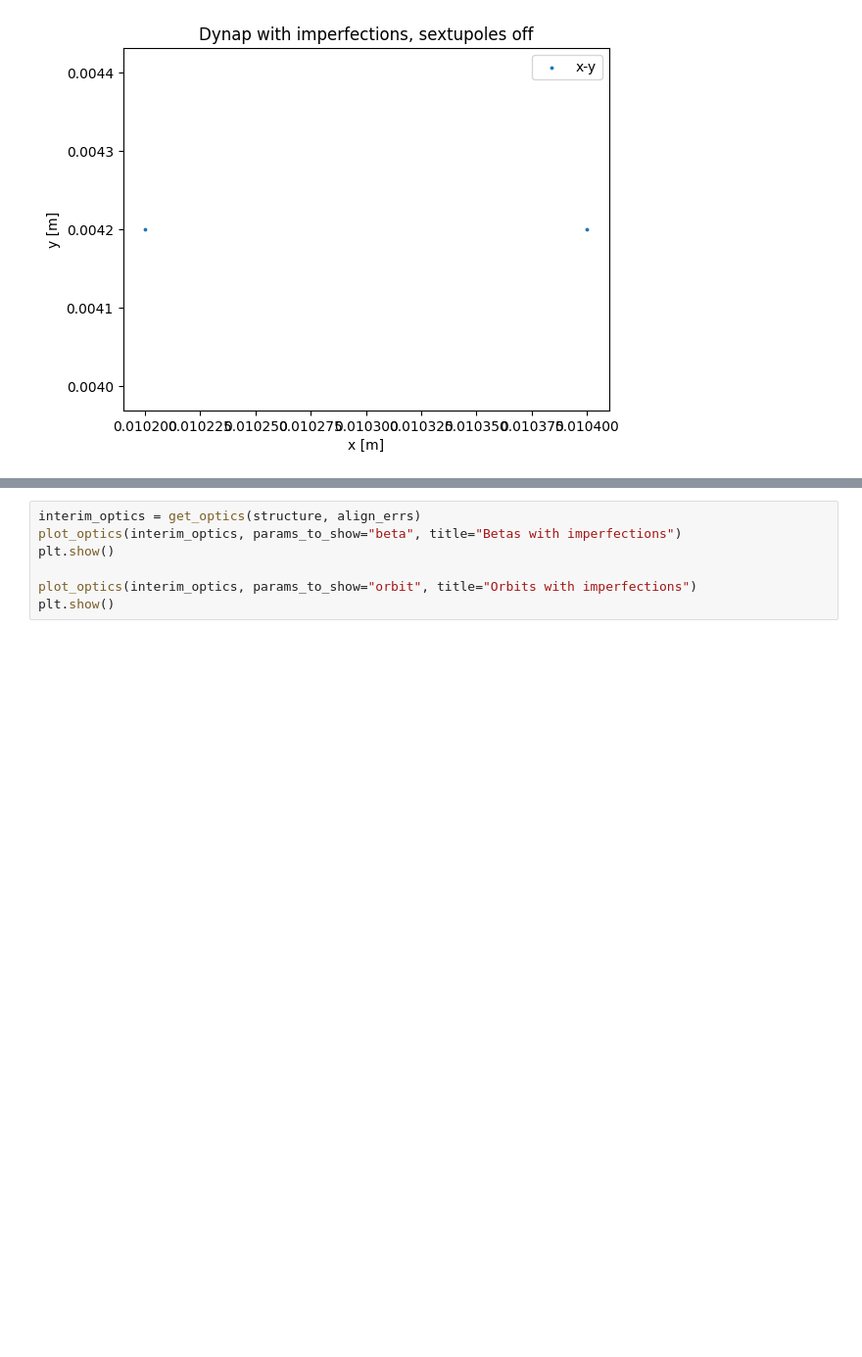
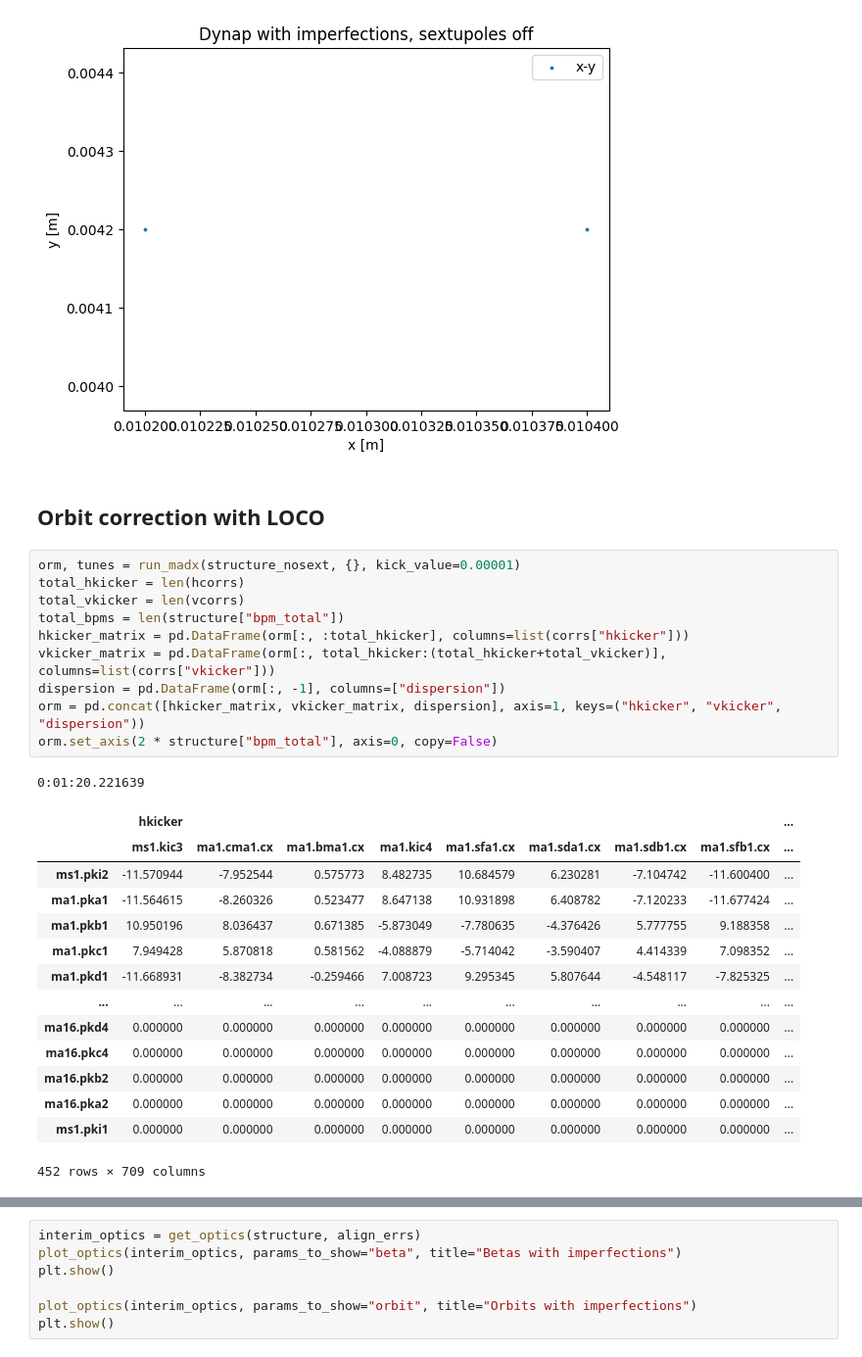
Before and after one commit to Rasimilian/SKIF-Lattice-Analysis, a Jupyter notebook: optics_closing.ipynb, the cells around one changed output, grey strips where cells are left out. Shown at 98% size. Drawn from its saved outputs; the diff is of its cells as text; blank space fills up the shorter version.

```diff
--- a/optics_closing.ipynb
+++ b/optics_closing.ipynb
@@ -78,3 +89,31 @@ plot_dynap(tab_err, params, title="Dynap with imperfections, sextupoles off", pl
 plt.show()
 # %% [output]
 [figure]
+# %% [markdown]
+## Orbit correction with LOCO
+# %%
+orm, tunes = run_madx(structure_nosext, {}, kick_value=0.00001)
+total_hkicker = len(hcorrs)
+total_vkicker = len(vcorrs)
+total_bpms = len(structure["bpm_total"])
+hkicker_matrix = pd.DataFrame(orm[:, :total_hkicker], columns=list(corrs["hkicker"]))
+vkicker_matrix = pd.DataFrame(orm[:, total_hkicker:(total_hkicker+total_vkicker)], columns=list(corrs["vkicker"]))
+dispersion = pd.DataFrame(orm[:, -1], columns=["dispersion"])
+orm = pd.concat([hkicker_matrix, vkicker_matrix, dispersion], axis=1, keys=("hkicker", "vkicker", "dispersion"))
+orm.set_axis(2 * structure["bpm_total"], axis=0, copy=False)
+# %% [output]
+0:01:20.221639
+|  | hkicker |  |  |  |  |  |  |  | ... |
+|  | ms1.kic3 | ma1.cma1.cx | ma1.bma1.cx | ma1.kic4 | ma1.sfa1.cx | ma1.sda1.cx | ma1.sdb1.cx | ma1.sfb1.cx | ... |
+| ms1.pki2 | -11.570944 | -7.952544 | 0.575773 | 8.482735 | 10.684579 | 6.230281 | -7.104742 | -11.600400 | ... |
+| ma1.pka1 | -11.564615 | -8.260326 | 0.523477 | 8.647138 | 10.931898 | 6.408782 | -7.120233 | -11.677424 | ... |
+| ma1.pkb1 | 10.950196 | 8.036437 | 0.671385 | -5.873049 | -7.780635 | -4.376426 | 5.777755 | 9.188358 | ... |
+| ma1.pkc1 | 7.949428 | 5.870818 | 0.581562 | -4.088879 | -5.714042 | -3.590407 | 4.414339 | 7.098352 | ... |
+| ma1.pkd1 | -11.668931 | -8.382734 | -0.259466 | 7.008723 | 9.295345 | 5.807644 | -4.548117 | -7.825325 | ... |
+| ... | ... | ... | ... | ... | ... | ... | ... | ... | ... |
+| ma16.pkd4 | 0.000000 | 0.000000 | 0.000000 | 0.000000 | 0.000000 | 0.000000 | 0.000000 | 0.000000 | ... |
+| ma16.pkc4 | 0.000000 | 0.000000 | 0.000000 | 0.000000 | 0.000000 | 0.000000 | 0.000000 | 0.000000 | ... |
+| ma16.pkb2 | 0.000000 | 0.000000 | 0.000000 | 0.000000 | 0.000000 | 0.000000 | 0.000000 | 0.000000 | ... |
+| ma16.pka2 | 0.000000 | 0.000000 | 0.000000 | 0.000000 | 0.000000 | 0.000000 | 0.000000 | 0.000000 | ... |
+| ms1.pki1 | 0.000000 | 0.000000 | 0.000000 | 0.000000 | 0.000000 | 0.000000 | 0.000000 | 0.000000 | ... |
+452 rows × 709 columns
```
Also changed, not shown: parts of 22 cells of this notebook.
